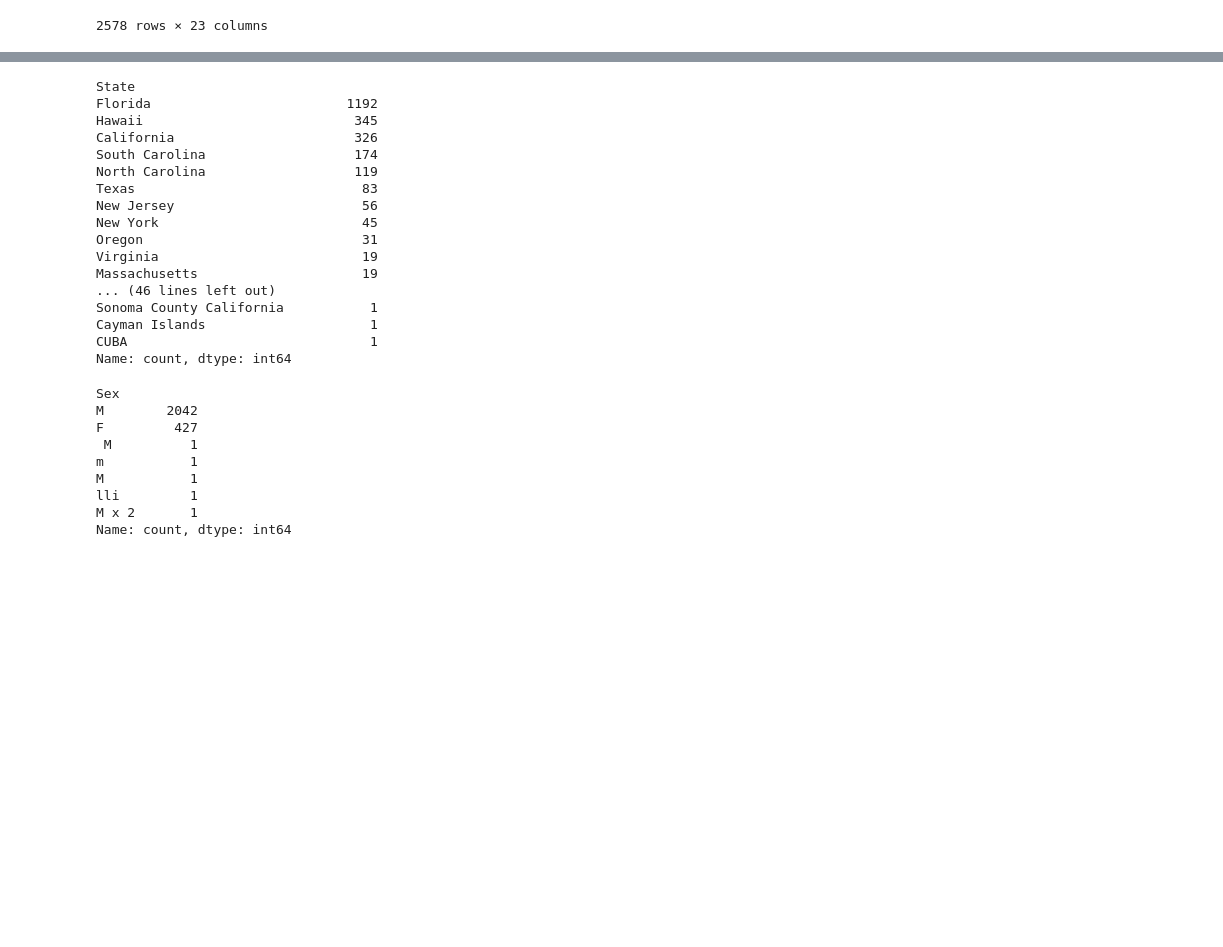
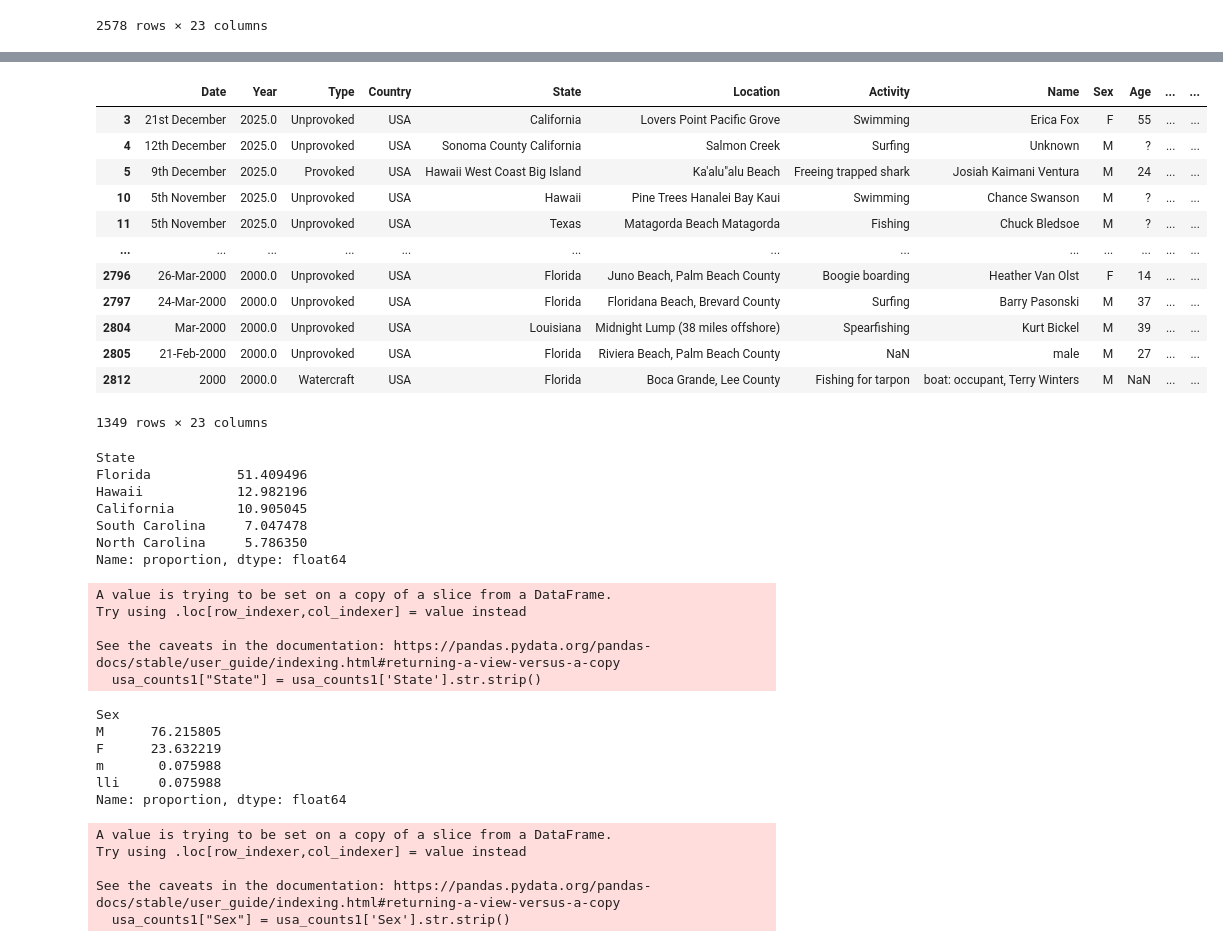
Before and after one commit to bperezlovisolo/clase_git_benjaminperez, a Jupyter notebook: data-cleaning.pandas.ipynb, the cells around one changed output, grey strips where cells are left out. Saved outputs shown, nothing was run; the diff lists cells and outputs as text; code cells hidden in the pictures; blank space fills up the shorter version.

```diff
--- a/data-cleaning.pandas.ipynb
+++ b/data-cleaning.pandas.ipynb
@@ -150,32 +166,48 @@ usa_counts
+# %%
+usa_counts1 = usa_counts[usa_counts['Year'].between(2000,2026)]
+usa_counts1
+# %% [output]
+|  | Date | Year | Type | Country | State | Location | Activity | Name | Sex | Age | ... | ... |
+| 3 | 21st December | 2025.0 | Unprovoked | USA | California | Lovers Point Pacific Grove | Swimming | Erica Fox | F | 55 | ... | ... |
+| 4 | 12th December | 2025.0 | Unprovoked | USA | Sonoma County California | Salmon Creek | Surfing | Unknown | M | ? | ... | ... |
+| 5 | 9th December | 2025.0 | Provoked | USA | Hawaii West Coast Big Island | Ka'alu"alu Beach | Freeing trapped shark | Josiah Kaimani Ventura | M | 24 | ... | ... |
+| 10 | 5th November | 2025.0 | Unprovoked | USA | Hawaii | Pine Trees Hanalei Bay Kaui | Swimming | Chance Swanson | M | ? | ... | ... |
+| 11 | 5th November | 2025.0 | Unprovoked | USA | Texas | Matagorda Beach Matagorda | Fishing | Chuck Bledsoe | M | ? | ... | ... |
+| ... | ... | ... | ... | ... | ... | ... | ... | ... | ... | ... | ... | ... |
+| 2796 | 26-Mar-2000 | 2000.0 | Unprovoked | USA | Florida | Juno Beach, Palm Beach County | Boogie boarding | Heather Van Olst | F | 14 | ... | ... |
+| 2797 | 24-Mar-2000 | 2000.0 | Unprovoked | USA | Florida | Floridana Beach, Brevard County | Surfing | Barry Pasonski | M | 37 | ... | ... |
+| 2804 | Mar-2000 | 2000.0 | Unprovoked | USA | Louisiana | Midnight Lump (38 miles offshore) | Spearfishing | Kurt Bickel | M | 39 | ... | ... |
+| 2805 | 21-Feb-2000 | 2000.0 | Unprovoked | USA | Florida | Riviera Beach, Palm Beach County | NaN | male | M | 27 | ... | ... |
+| 2812 | 2000 | 2000.0 | Watercraft | USA | Florida | Boca Grande, Lee County | Fishing for tarpon | boat: occupant, Terry Winters | M | NaN | ... | ... |
+1349 rows × 23 columns
 # %%
-usa_counts["State"].value_counts()
+usa_counts1["State"] = usa_counts1['State'].str.strip()
+print (usa_counts1['State'].value_counts(normalize=True).head(5) * 100)
 # %% [output]
 State
-Florida                         1192
-Hawaii                           345
-California                       326
-South Carolina                   174
-North Carolina                   119
-Texas                             83
-New Jersey                        56
-New York                          45
-Oregon                            31
-Virginia                          19
-Massachusetts                     19
-... (46 lines left out)
-Sonoma County California           1
-Cayman Islands                     1
-CUBA                               1
-Name: count, dtype: int64
+Florida           51.409496
+Hawaii            12.982196
+California        10.905045
+South Carolina     7.047478
+North Carolina     5.786350
+Name: proportion, dtype: float64
+A value is trying to be set on a copy of a slice from a DataFrame.
+Try using .loc[row_indexer,col_indexer] = value instead
+
+See the caveats in the documentation: https://pandas.pydata.org/pandas-docs/stable/user_guide/indexing.html#returning-a-view-versus-a-copy
+  usa_counts1["State"] = usa_counts1['State'].str.strip()
 # %%
-usa_counts["Sex"].value_counts()
+usa_counts1["Sex"] = usa_counts1['Sex'].str.strip()
+print (usa_counts1['Sex'].value_counts(normalize=True) * 100)
 # %% [output]
 Sex
-M        2042
-F         427
- M          1
-m           1
-M           1
-lli         1
-M x 2       1
-Name: count, dtype: int64
+M      76.215805
+F      23.632219
+m       0.075988
+lli     0.075988
+Name: proportion, dtype: float64
+A value is trying to be set on a copy of a slice from a DataFrame.
+Try using .loc[row_indexer,col_indexer] = value instead
+
+See the caveats in the documentation: https://pandas.pydata.org/pandas-docs/stable/user_guide/indexing.html#returning-a-view-versus-a-copy
+  usa_counts1["Sex"] = usa_counts1['Sex'].str.strip()
```
Also changed, not shown: parts of 3 cells of this notebook.
